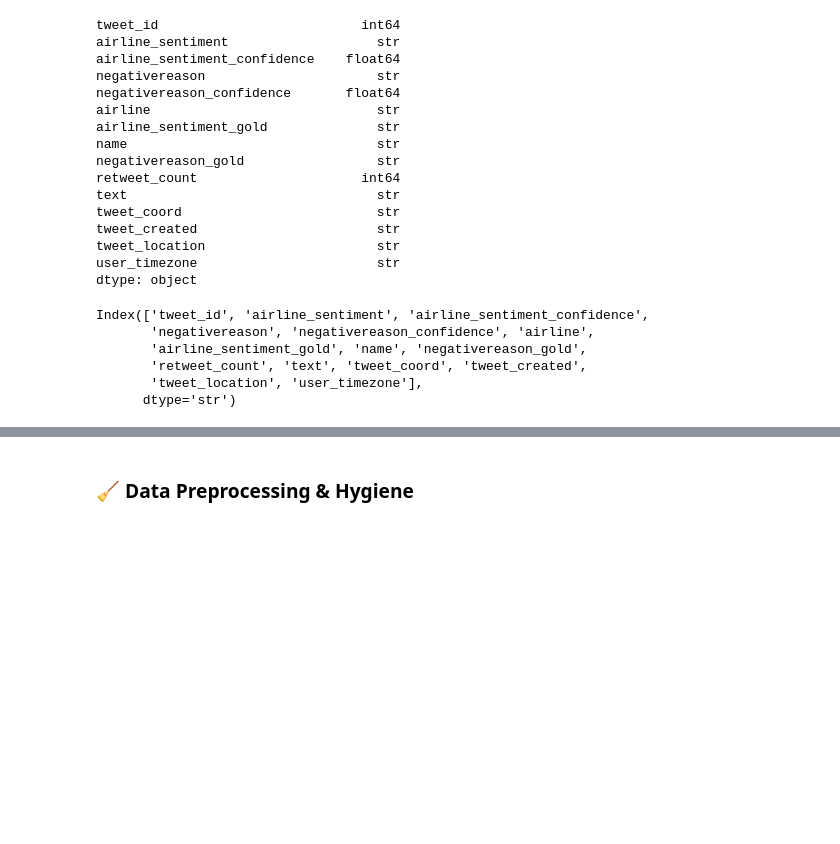
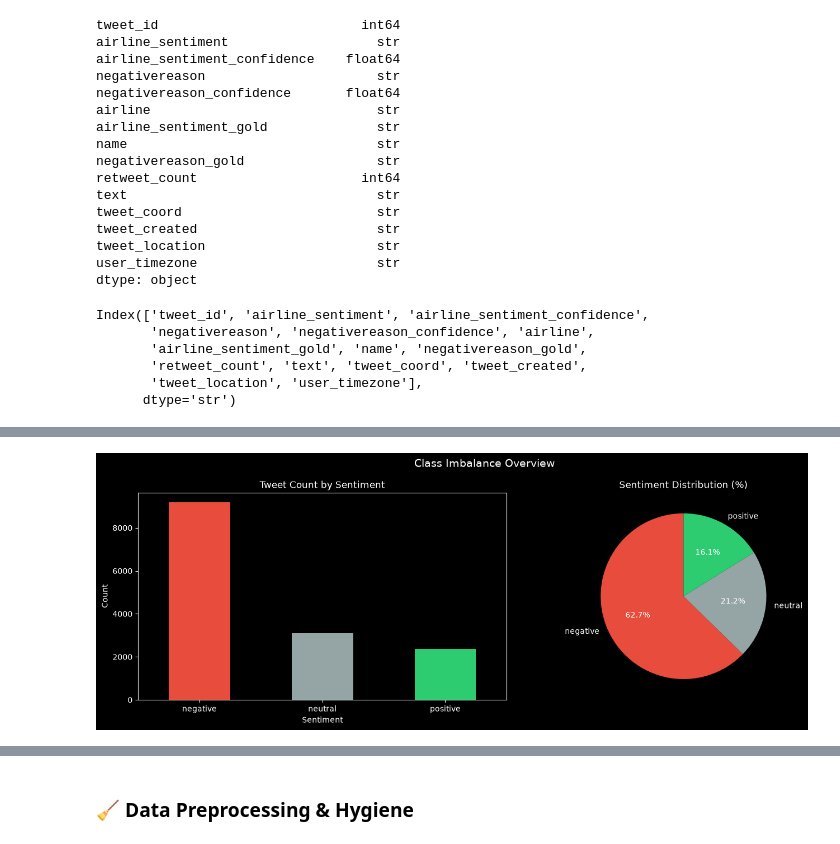
Before and after one commit to MaykInvest/Sentiment_Analysis_Airline, a Jupyter notebook: project.ipynb, the cells around one changed output, grey strips where cells are left out. Saved outputs shown, nothing was run; the diff lists cells and outputs as text; code cells hidden in the pictures; blank space fills up the shorter version.

```diff
--- a/project.ipynb
+++ b/project.ipynb
@@ -312,0 +361,36 @@ Index(['tweet_id', 'airline_sentiment', 'airline_sentiment_confidence',
+# %%
+# ============================================================
+# 📊 SENTIMENT DISTRIBUTION
+# ============================================================
+
+fig, axes = plt.subplots(1, 2, figsize=(14, 5))
+
+# Count plot
+colors = ['#E74C3C', '#95A5A6', '#2ECC71']
+df['airline_sentiment'].value_counts().plot(
+    kind  = 'bar',
+    ax    = axes[0],
+    color = colors,
+    edgecolor = 'none'
+)
+axes[0].set_title('Tweet Count by Sentiment')
+axes[0].set_xlabel('Sentiment')
+axes[0].set_ylabel('Count')
+axes[0].tick_params(axis='x', rotation=0)
+
+# Pie chart
+df['airline_sentiment'].value_counts().plot(
+    kind    = 'pie',
+    ax      = axes[1],
+    colors  = colors,
+    autopct = '%1.1f%%',
+    startangle = 90
+)
+axes[1].set_title('Sentiment Distribution (%)')
+axes[1].set_ylabel('')
+
+plt.suptitle('Class Imbalance Overview', fontsize=14)
+plt.tight_layout()
+plt.show()
+# %% [output]
+[figure, added]
```
Also changed, not shown: parts of 10 cells of this notebook.
